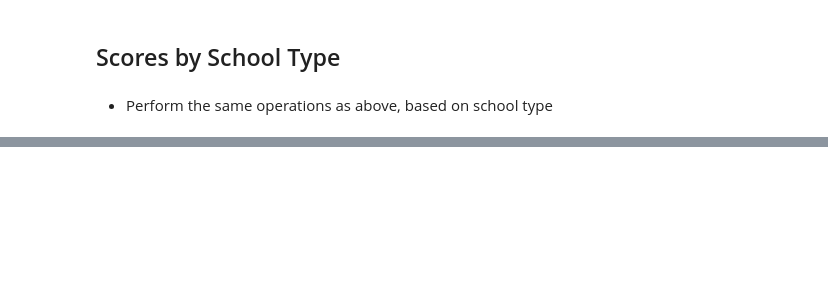
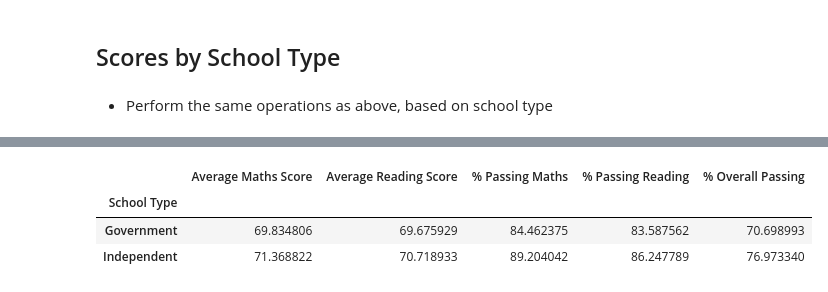
Before and after one commit to Samy-George/pandas-challenge, a Jupyter notebook: PyCitySchools/PyCitySchools_starter.ipynb, the cells around one changed output, grey strips where cells are left out. Drawn from its saved outputs; the diff is of its cells as text; code cells hidden in the pictures; blank space fills up the shorter version.

```diff
--- a/PyCitySchools/PyCitySchools_starter.ipynb
+++ b/PyCitySchools/PyCitySchools_starter.ipynb
@@ -277,0 +351,11 @@ per_school_summary.sort_values(by=["% Overall Passing"]).head()
+# %%
+# type
+school_type=per_school_summary.groupby("School Type")
+type_summary=round(school_type[["Average Maths Score","Average Reading Score","% Passing Maths",
+                   "% Passing Reading","% Overall Passing"]].mean(),6)
+type_summary
+# %% [output]
+|  | Average Maths Score | Average Reading Score | % Passing Maths | % Passing Reading | % Overall Passing |
+| School Type |  |  |  |  |  |
+| Government | 69.834806 | 69.675929 | 84.462375 | 83.587562 | 70.698993 |
+| Independent | 71.368822 | 70.718933 | 89.204042 | 86.247789 | 76.973340 |
```
Also changed, not shown: parts of 13 cells of this notebook.
